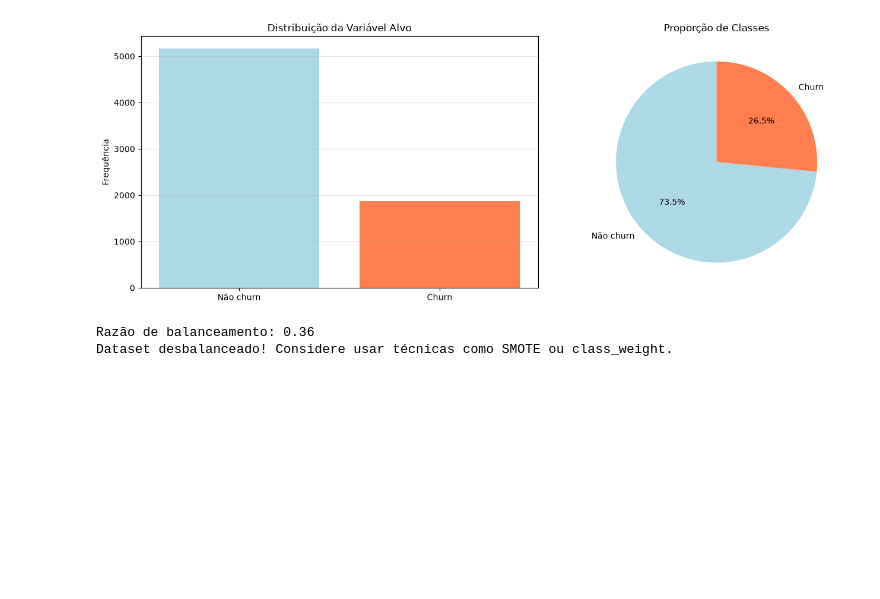
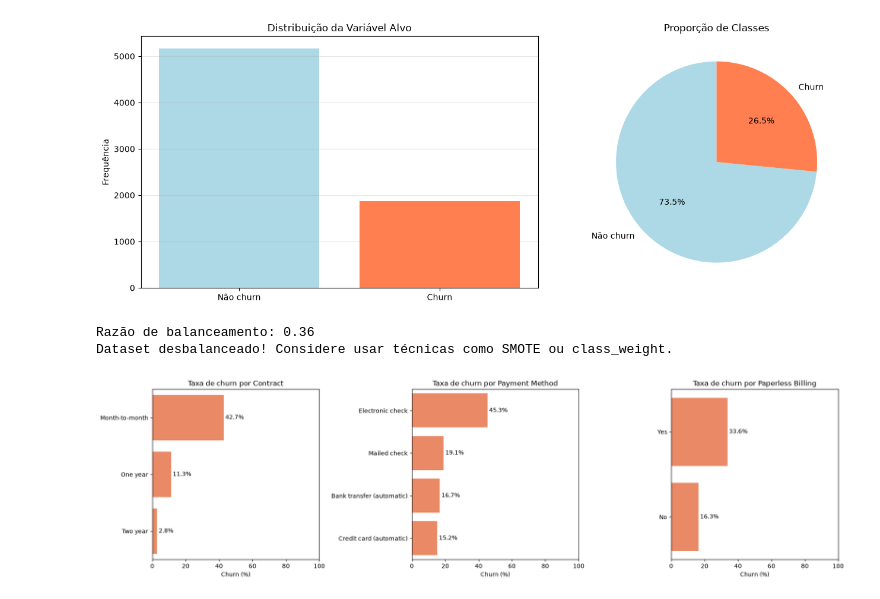
Before and after one commit to RoneyLima/telco-churn-prediction, a Jupyter notebook: notebooks/exploratory_data_analysis.ipynb, the cells around one changed output. Cells and saved outputs as stored; diff of their text form; code cells hidden in the pictures; blank space fills up the shorter version.

Commit message:
fetare-eda - analise de churn

```diff
--- a/notebooks/exploratory_data_analysis.ipynb
+++ b/notebooks/exploratory_data_analysis.ipynb
@@ -291,3 +292,30 @@ Churn (1): 26.54%
 [figure]
 Razão de balanceamento: 0.36
 Dataset desbalanceado! Considere usar técnicas como SMOTE ou class_weight.
+# %%
+categorical_cols = ["Contract", "Payment Method", "Paperless Billing"]
+
+fig, axes = plt.subplots(1, 3, figsize=(18, 5))
+
+for ax, col in zip(axes, categorical_cols):
+    churn_rate = df.groupby(col)["target"].mean().sort_values(ascending=False) * 100
+
+    sns.barplot(
+        x=churn_rate.values,
+        y=churn_rate.index,
+        ax=ax,
+        color="coral"
+    )
+
+    ax.set_title(f"Taxa de churn por {col}")
+    ax.set_xlabel("Churn (%)")
+    ax.set_ylabel("")
+    ax.set_xlim(0, 100)
+
+    for i, value in enumerate(churn_rate.values):
+        ax.text(value + 1, i, f"{value:.1f}%", va="center")
+
+plt.tight_layout()
+plt.show()
+# %% [output]
+[figure, added]
```
Also changed, not shown: parts of 11 cells of this notebook, 4 other files.
